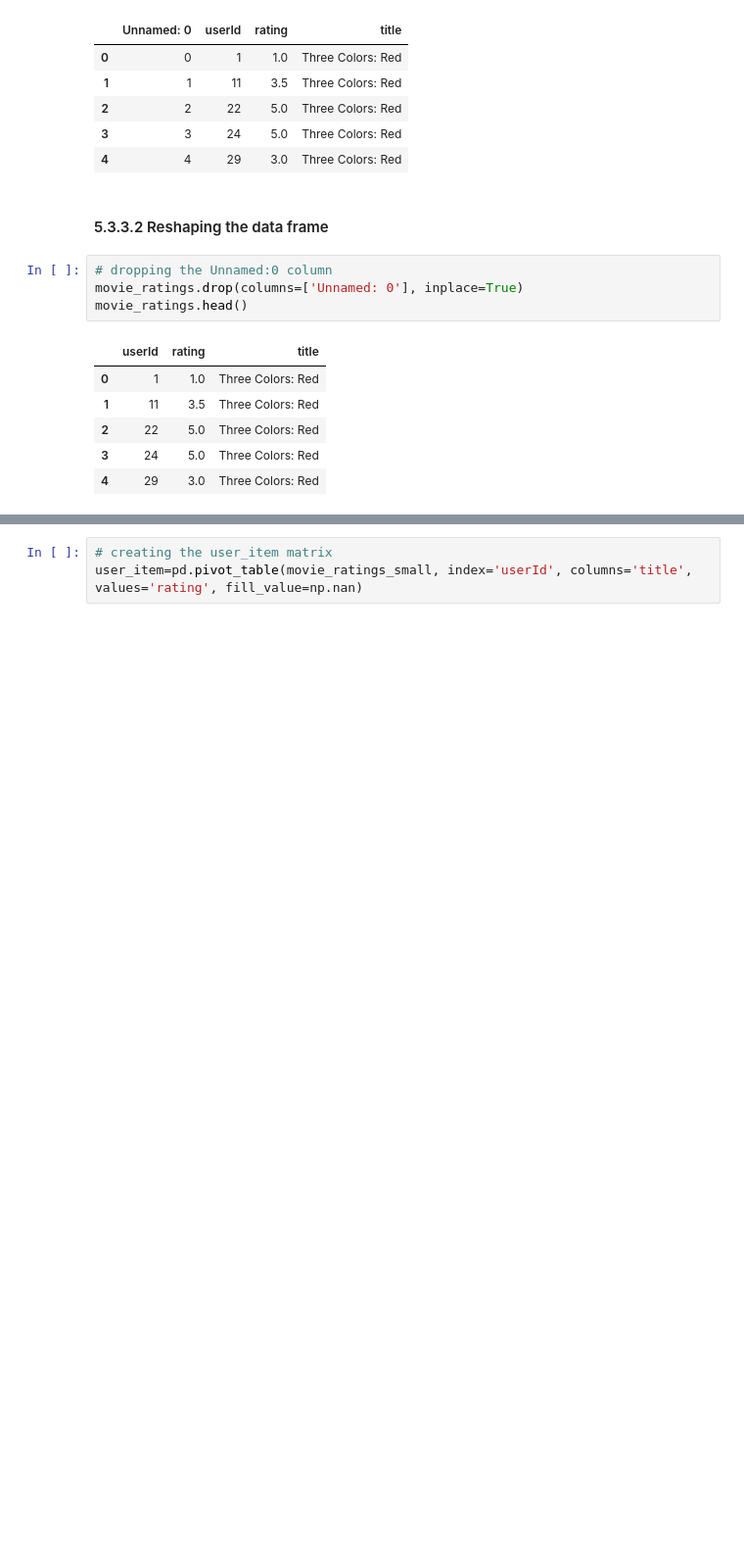
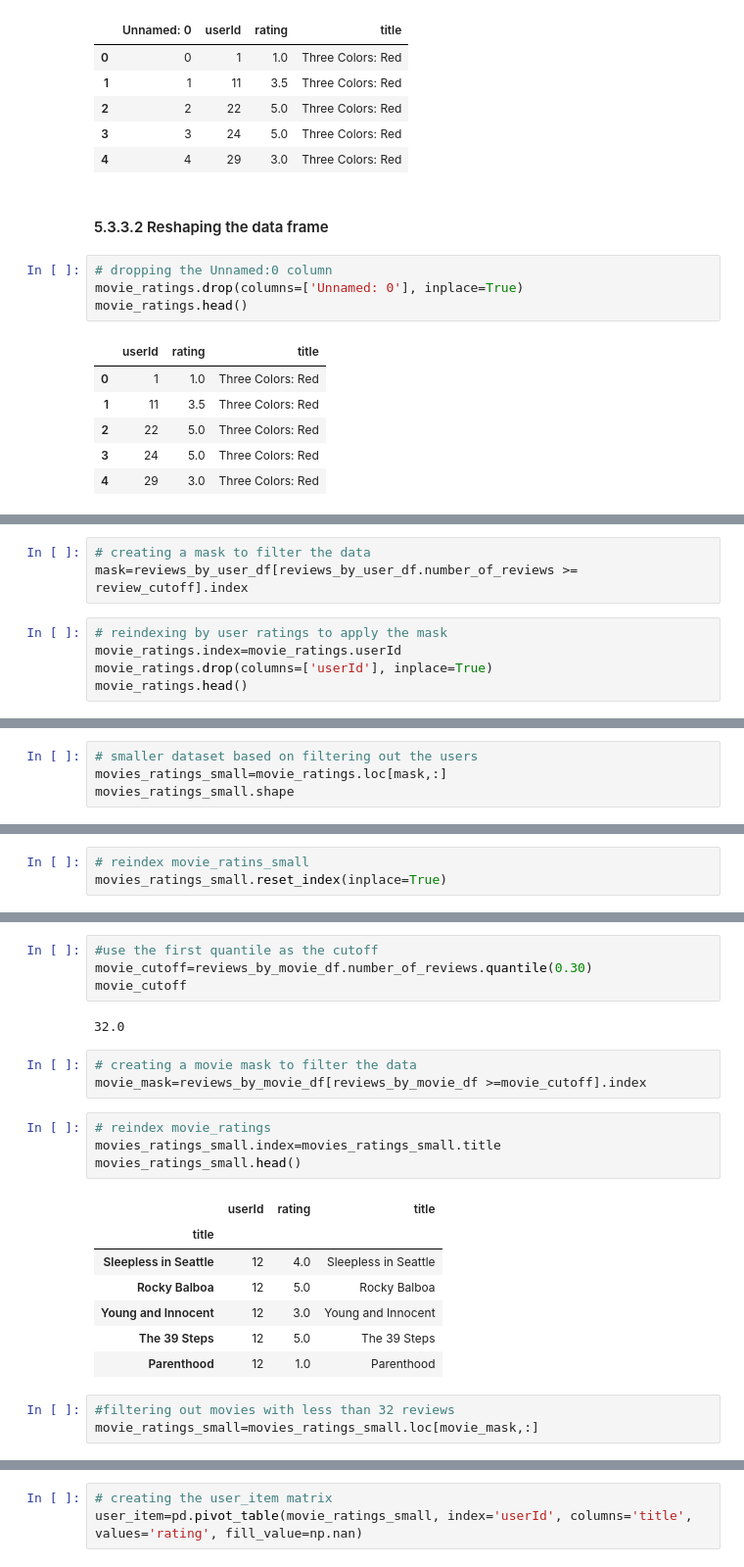
Before and after one commit to trauzi12/movie_recommendation_system, a Jupyter notebook: notebooks/05_Modeling.ipynb, the cells around one changed output, grey strips where cells are left out. Shown: that part at 98% size. Drawn from its saved outputs; the diff is of its cells as text; blank space fills up the shorter version.

```diff
--- a/notebooks/05_Modeling.ipynb
+++ b/notebooks/05_Modeling.ipynb
@@ -859,0 +943,8 @@ len(sample)
+# %%
+# creating a mask to filter the data
+mask=reviews_by_user_df[reviews_by_user_df.number_of_reviews >= review_cutoff].index
+# %%
+# reindexing by user ratings to apply the mask
+movie_ratings.index=movie_ratings.userId
+movie_ratings.drop(columns=['userId'], inplace=True)
+movie_ratings.head()
@@ -859,0 +959,4 @@ len(sample)
+# %%
+# smaller dataset based on filtering out the users
+movies_ratings_small=movie_ratings.loc[mask,:]
+movies_ratings_small.shape
@@ -859,0 +975,3 @@ len(sample)
+# %%
+# reindex movie_ratins_small
+movies_ratings_small.reset_index(inplace=True)
@@ -859,0 +1024,24 @@ len(sample)
+# %%
+#use the first quantile as the cutoff
+movie_cutoff=reviews_by_movie_df.number_of_reviews.quantile(0.30)
+movie_cutoff
+# %% [output]
+32.0
+# %%
+# creating a movie mask to filter the data
+movie_mask=reviews_by_movie_df[reviews_by_movie_df >=movie_cutoff].index
+# %%
+# reindex movie_ratings
+movies_ratings_small.index=movies_ratings_small.title
+movies_ratings_small.head()
+# %% [output]
+|  | userId | rating | title |
+| title |  |  |  |
+| Sleepless in Seattle | 12 | 4.0 | Sleepless in Seattle |
+| Rocky Balboa | 12 | 5.0 | Rocky Balboa |
+| Young and Innocent | 12 | 3.0 | Young and Innocent |
+| The 39 Steps | 12 | 5.0 | The 39 Steps |
+| Parenthood | 12 | 1.0 | Parenthood |
+# %%
+#filtering out movies with less than 32 reviews
+movie_ratings_small=movies_ratings_small.loc[movie_mask,:]
```
Also changed, not shown: parts of 57 cells of this notebook.
